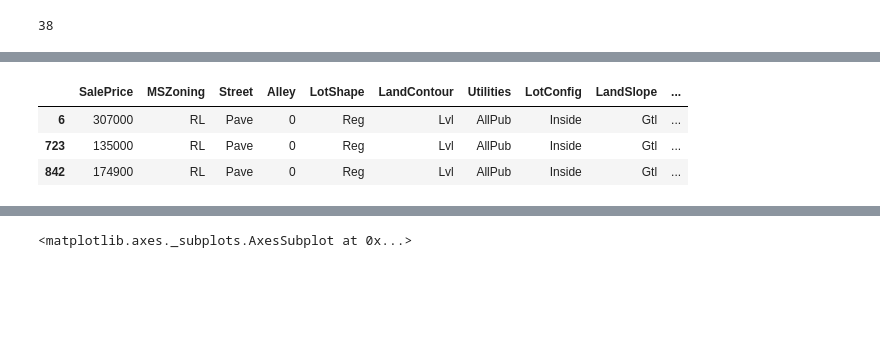
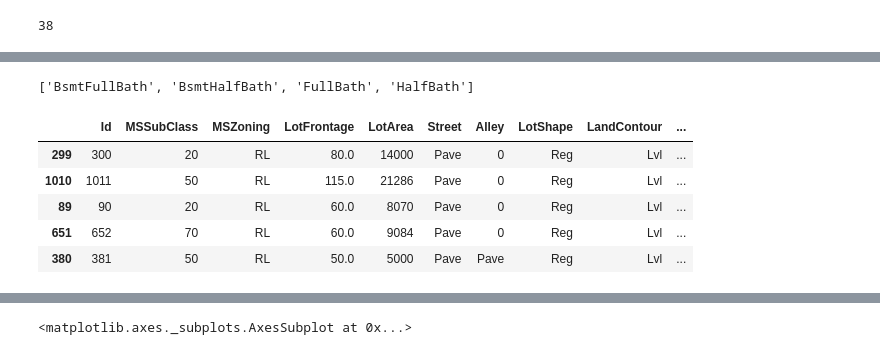
Before and after one commit to robertColt/House-Price-Prediction, a Jupyter notebook: scripts/Data Exploration.ipynb, the cells around one changed output, grey strips where cells are left out. Saved outputs shown, nothing was run; the diff lists cells and outputs as text; code cells hidden in the pictures; blank space fills up the shorter version.

Commit message:
moved all data transformations in main dataframe, put code cells in order

```diff
--- a/scripts/Data Exploration.ipynb
+++ b/scripts/Data Exploration.ipynb
@@ -127,24 +151,19 @@ for colname in data_cols:
 # %%
-# replace missing values
-data_categorical['BsmtQual'].fillna('0', inplace=True)
-data_categorical['Alley'].fillna('0', inplace=True)
-data_categorical['BsmtCond'].fillna('0', inplace=True)
-data_categorical['BsmtExposure'].fillna('0', inplace=True)
-data_categorical['BsmtFinType1'].fillna('0', inplace=True)
-data_categorical['BsmtFinType2'].fillna('0', inplace=True)
+# replace missing values categorical
+data['BsmtQual'].fillna('0', inplace=True)
+data['Alley'].fillna('0', inplace=True)
+data['BsmtCond'].fillna('0', inplace=True)
+data['BsmtExposure'].fillna('0', inplace=True)
+data['BsmtFinType1'].fillna('0', inplace=True)
+data['BsmtFinType2'].fillna('0', inplace=True)
 
-data_categorical['FireplaceQu'].fillna('0', inplace=True)
-data_categorical['GarageType'].fillna('0', inplace=True)
-data_categorical['GarageFinish'].fillna('0', inplace=True)
-data_categorical['GarageQual'].fillna('0', inplace=True)
-data_categorical['GarageCond'].fillna('0', inplace=True)
-data_categorical['PoolQC'].fillna('0', inplace=True)
-data_categorical['Fence'].fillna('0', inplace=True)
-data_categorical['MiscFeature'].fillna('0', inplace=True)
+data['FireplaceQu'].fillna('0', inplace=True)
+data['GarageType'].fillna('0', inplace=True)
+data['GarageFinish'].fillna('0', inplace=True)
+data['GarageQual'].fillna('0', inplace=True)
+data['GarageCond'].fillna('0', inplace=True)
+data['PoolQC'].fillna('0', inplace=True)
+data['Fence'].fillna('0', inplace=True)
+data['MiscFeature'].fillna('0', inplace=True)
+data['Electrical'].fillna('SBrkr', inplace=True)
+data['MasVnrType'].fillna('None', inplace=True)
-# %%
-data_categorical.sample(3)
-# %% [output]
-|  | SalePrice | MSZoning | Street | Alley | LotShape | LandContour | Utilities | LotConfig | LandSlope | ... |
-| 6 | 307000 | RL | Pave | 0 | Reg | Lvl | AllPub | Inside | Gtl | ... |
-| 723 | 135000 | RL | Pave | 0 | Reg | Lvl | AllPub | Inside | Gtl | ... |
-| 842 | 174900 | RL | Pave | 0 | Reg | Lvl | AllPub | Inside | Gtl | ... |
@@ -150,0 +175,15 @@ data_categorical.sample(3)
+# %%
+bath_vars = [x for x in list(data_numerical.columns) if 'Bath' in x]
+bath_vars
+# %% [output]
+['BsmtFullBath', 'BsmtHalfBath', 'FullBath', 'HalfBath']
+# %%
+# combine all bath variables into one
+data['TotalBaths'] = data['BsmtFullBath'] + 0.5 * data['BsmtHalfBath'] + 0.5 * data['HalfBath'] + data['FullBath']
+# %% [output]
+|  | Id | MSSubClass | MSZoning | LotFrontage | LotArea | Street | Alley | LotShape | LandContour | ... |
+| 299 | 300 | 20 | RL | 80.0 | 14000 | Pave | 0 | Reg | Lvl | ... |
+| 1010 | 1011 | 50 | RL | 115.0 | 21286 | Pave | 0 | Reg | Lvl | ... |
+| 89 | 90 | 20 | RL | 60.0 | 8070 | Pave | 0 | Reg | Lvl | ... |
+| 651 | 652 | 70 | RL | 60.0 | 9084 | Pave | 0 | Reg | Lvl | ... |
+| 380 | 381 | 50 | RL | 50.0 | 5000 | Pave | Pave | Reg | Lvl | ... |
```
Also changed, not shown: parts of 13 cells of this notebook.
